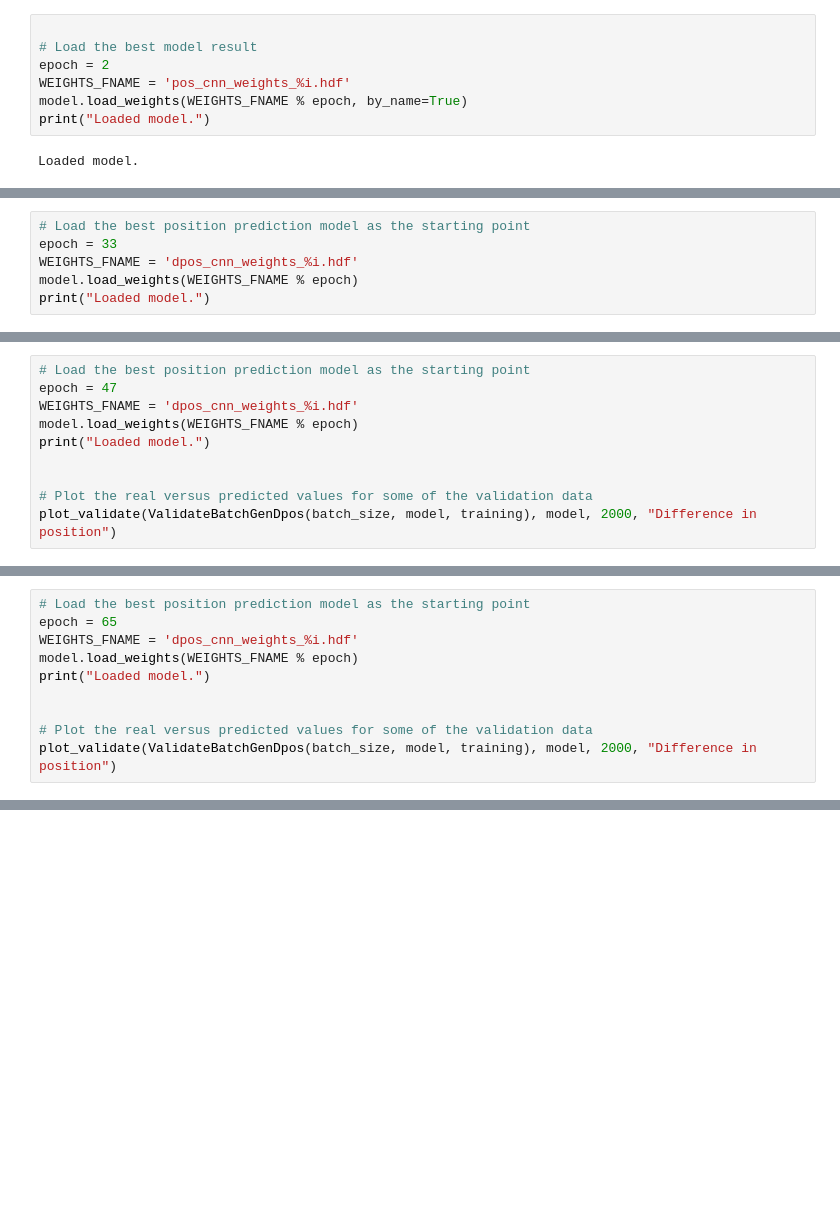
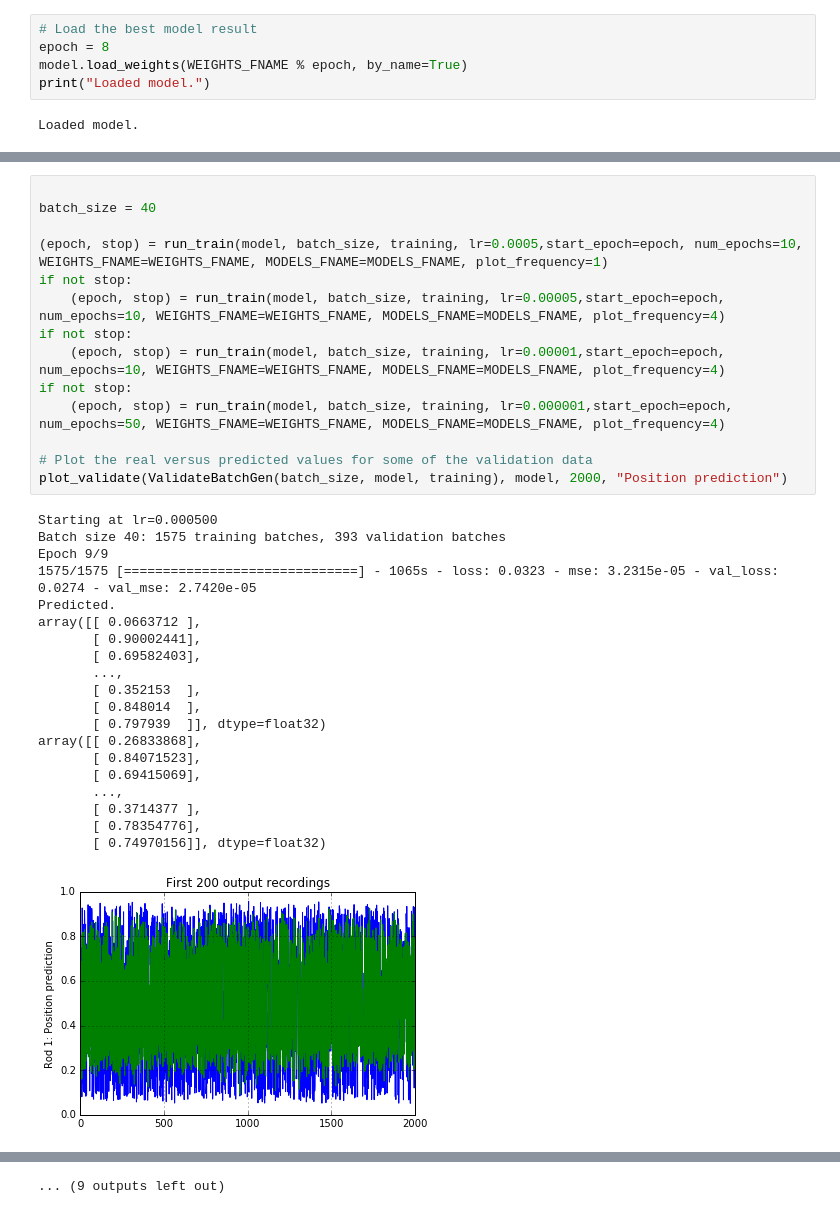
Before and after one commit to glmcdona/FoosAI, a Jupyter notebook: Code/Training/TrainingFoosbot.ipynb, the cells around one changed output, grey strips where cells are left out. Saved outputs shown, nothing was run; the diff lists cells and outputs as text; blank space fills up the shorter version.

```diff
--- a/Code/Training/TrainingFoosbot.ipynb
+++ b/Code/Training/TrainingFoosbot.ipynb
@@ -621,8 +656,6 @@ User stopped the training.
 # %%
-
 # Load the best model result
-epoch = 2
-WEIGHTS_FNAME = 'pos_cnn_weights_%i.hdf'
+epoch = 8
 model.load_weights(WEIGHTS_FNAME % epoch, by_name=True)
 print("Loaded model.")
 # %% [output]
@@ -978,6 +662,0 @@ User stopped the training.
-# %%
-# Load the best position prediction model as the starting point
-epoch = 33
-WEIGHTS_FNAME = 'dpos_cnn_weights_%i.hdf'
-model.load_weights(WEIGHTS_FNAME % epoch)
-print("Loaded model.")
@@ -1058,10 +662,0 @@ User stopped the training.
-# %%
-# Load the best position prediction model as the starting point
-epoch = 47
-WEIGHTS_FNAME = 'dpos_cnn_weights_%i.hdf'
-model.load_weights(WEIGHTS_FNAME % epoch)
-print("Loaded model.")
-
-
-# Plot the real versus predicted values for some of the validation data
-plot_validate(ValidateBatchGenDpos(batch_size, model, training), model, 2000, "Difference in position")
@@ -1209,10 +662,0 @@ Epoch 65/65
-# %%
-# Load the best position prediction model as the starting point
-epoch = 65
-WEIGHTS_FNAME = 'dpos_cnn_weights_%i.hdf'
-model.load_weights(WEIGHTS_FNAME % epoch)
-print("Loaded model.")
-
-
-# Plot the real versus predicted values for some of the validation data
-plot_validate(ValidateBatchGenDpos(batch_size, model, training), model, 2000, "Difference in position")
@@ -1309,0 +663,35 @@ array([[-0.00047428,  0.02268423,  0.00596448],
+# %%
+
+batch_size = 40
+
+(epoch, stop) = run_train(model, batch_size, training, lr=0.0005,start_epoch=epoch, num_epochs=10, WEIGHTS_FNAME=WEIGHTS_FNAME, MODELS_FNAME=MODELS_FNAME, plot_frequency=1)
+if not stop:
+    (epoch, stop) = run_train(model, batch_size, training, lr=0.00005,start_epoch=epoch, num_epochs=10, WEIGHTS_FNAME=WEIGHTS_FNAME, MODELS_FNAME=MODELS_FNAME, plot_frequency=4)
+if not stop:
+    (epoch, stop) = run_train(model, batch_size, training, lr=0.00001,start_epoch=epoch, num_epochs=10, WEIGHTS_FNAME=WEIGHTS_FNAME, MODELS_FNAME=MODELS_FNAME, plot_frequency=4)
+if not stop:
+    (epoch, stop) = run_train(model, batch_size, training, lr=0.000001,start_epoch=epoch, num_epochs=50, WEIGHTS_FNAME=WEIGHTS_FNAME, MODELS_FNAME=MODELS_FNAME, plot_frequency=4)
+
+# Plot the real versus predicted values for some of the validation data
+plot_validate(ValidateBatchGen(batch_size, model, training), model, 2000, "Position prediction")
+# %% [output]
+Starting at lr=0.000500
+Batch size 40: 1575 training batches, 393 validation batches
+Epoch 9/9
+1575/1575 [==============================] - 1065s - loss: 0.0323 - mse: 3.2315e-05 - val_loss: 0.0274 - val_mse: 2.7420e-05
+Predicted.
+array([[ 0.0663712 ],
+       [ 0.90002441],
+       [ 0.69582403],
+       ...,
+       [ 0.352153  ],
+       [ 0.848014  ],
+       [ 0.797939  ]], dtype=float32)
+array([[ 0.26833868],
+       [ 0.84071523],
+       [ 0.69415069],
+       ...,
+       [ 0.3714377 ],
+       [ 0.78354776],
+       [ 0.74970156]], dtype=float32)
+[figure, added]
@@ -1309,0 +759 @@ array([[-0.00047428,  0.02268423,  0.00596448],
+... (9 outputs left out)
```
Also changed, not shown: parts of 27 cells of this notebook, 43 other files.
